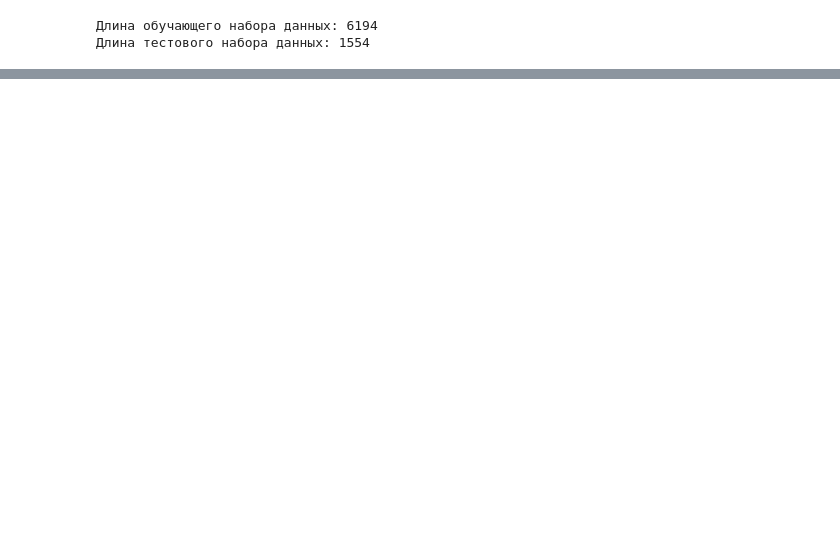
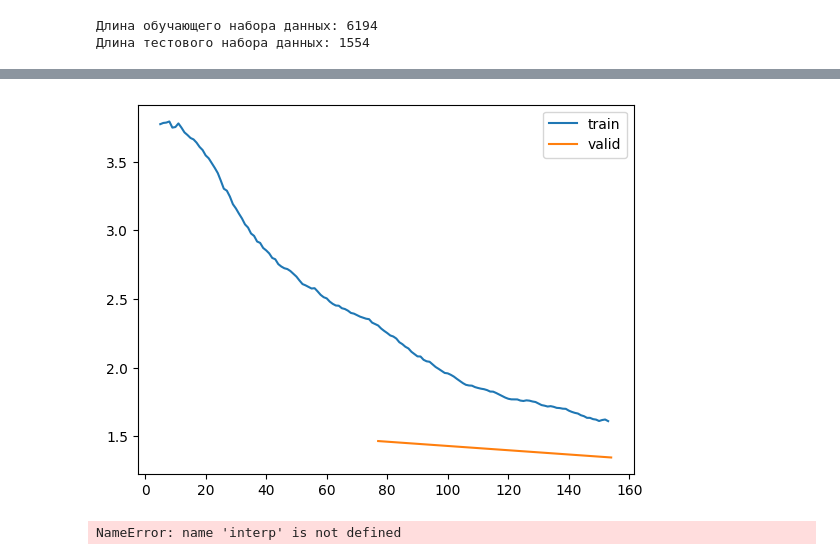
Before and after one commit to diman-dragon/Genre_ID, a Jupyter notebook: model_fastai.ipynb, the cells around one changed output, grey strips where cells are left out. Saved outputs shown, nothing was run; the diff lists cells and outputs as text; code cells hidden in the pictures; blank space fills up the shorter version.

```diff
--- a/model_fastai.ipynb
+++ b/model_fastai.ipynb
@@ -47,0 +39,15 @@ learn = cnn_learner(dls, resnet34, metrics=accuracy)
+# %%
+# Определение пути для сохранения модели
+model_save_path = "fine_tune"
+
+# Определение коллбэка EarlyStopping
+early_stopping_cb = EarlyStoppingCallback(monitor='valid_loss', min_delta=0.01, patience=3)
+
+# Определение коллбэка SaveModel
+save_model_cb = SaveModelCallback(monitor='valid_loss', fname='best_model')
+
+# Создание объекта Learner и передача коллбэков EarlyStoppingCallback и SaveModelCallback
+learn = Learner(dls, learn.model, loss_func=learn.loss_func, cbs=[early_stopping_cb, save_model_cb])
+
+# Вызов метода fit для модели с добавлением всех коллбэков
+learn.fit_one_cycle(n_epoch=2, cbs=[early_stopping_cb, save_model_cb])
@@ -47,0 +63,8 @@ learn = cnn_learner(dls, resnet34, metrics=accuracy)
+# %%
+# График потерь (Loss Plot): Это график, показывающий изменение потерь (loss) на обучающем
+# и валидационном наборах данных в течение эпох обучения.
+# Можно использовать метод Recorder.plot_loss() для визуализации этого графика.
+
+learn.recorder.plot_loss()
+# %% [output]
+[figure, added]
@@ -47,0 +78,5 @@ learn = cnn_learner(dls, resnet34, metrics=accuracy)
+# %%
+# Построение матрицы ошибок
+interp.plot_confusion_matrix()
+# %% [output]
+NameError: name 'interp' is not defined
```
Also changed, not shown: parts of 18 cells of this notebook, 3 other files.
